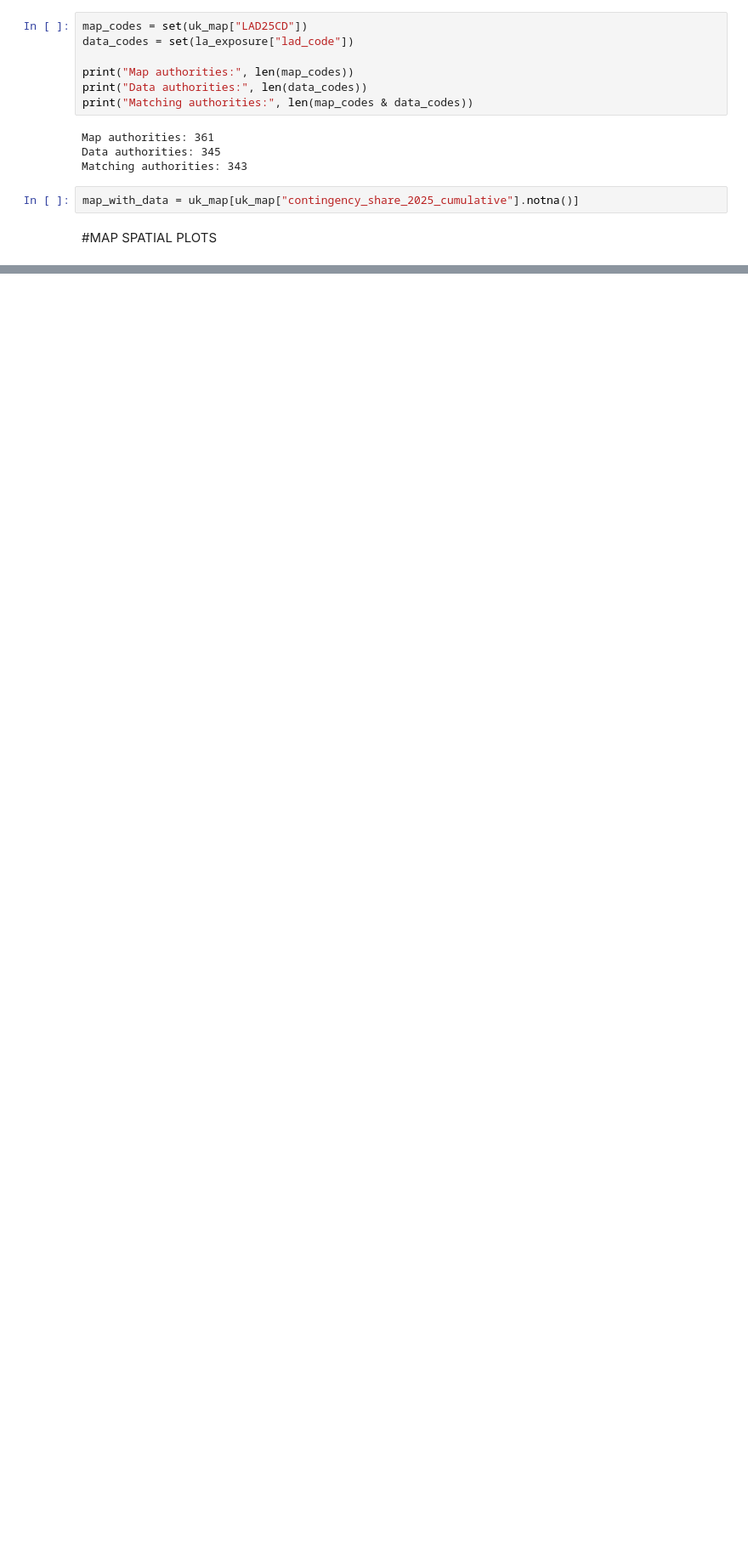
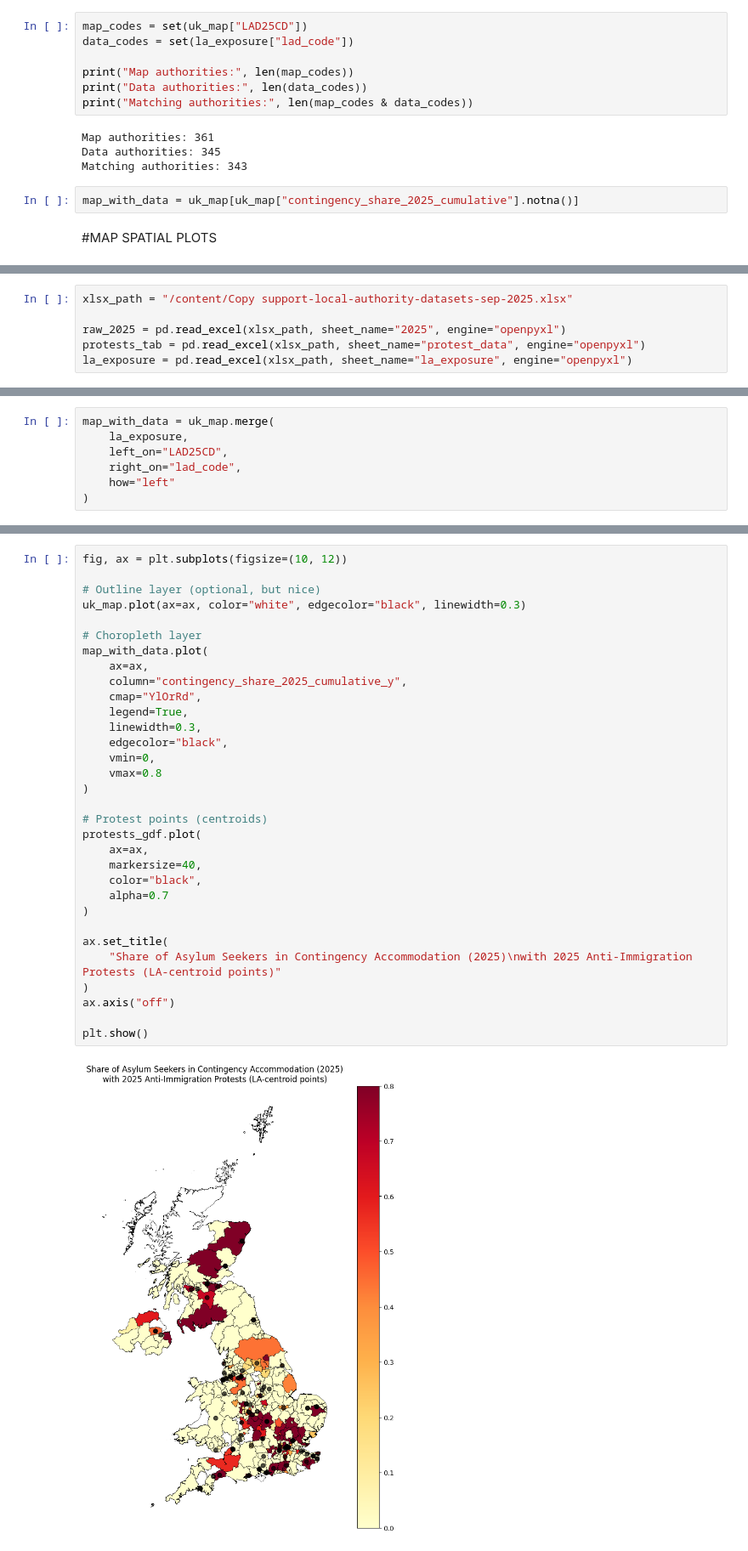
Before and after one commit to awenroberts/QM2-Project, a Jupyter notebook: 2awen_protests_visualisation_final.ipynb, the cells around one changed output, grey strips where cells are left out. Shown at 85% size. Saved outputs shown, nothing was run; the diff lists cells and outputs as text; blank space fills up the shorter version.

```diff
--- a/2awen_protests_visualisation_final.ipynb
+++ b/2awen_protests_visualisation_final.ipynb
@@ -474,0 +478,6 @@ plt.show()
+# %%
+xlsx_path = "/content/Copy support-local-authority-datasets-sep-2025.xlsx"
+
+raw_2025 = pd.read_excel(xlsx_path, sheet_name="2025", engine="openpyxl")
+protests_tab = pd.read_excel(xlsx_path, sheet_name="protest_data", engine="openpyxl")
+la_exposure = pd.read_excel(xlsx_path, sheet_name="la_exposure", engine="openpyxl")
@@ -474,0 +515,7 @@ plt.show()
+# %%
+map_with_data = uk_map.merge(
+    la_exposure,
+    left_on="LAD25CD",
+    right_on="lad_code",
+    how="left"
+)
@@ -474,0 +532,34 @@ plt.show()
+# %%
+fig, ax = plt.subplots(figsize=(10, 12))
+
+# Outline layer (optional, but nice)
+uk_map.plot(ax=ax, color="white", edgecolor="black", linewidth=0.3)
+
+# Choropleth layer
+map_with_data.plot(
+    ax=ax,
+    column="contingency_share_2025_cumulative_y",
+    cmap="YlOrRd",
+    legend=True,
+    linewidth=0.3,
+    edgecolor="black",
+    vmin=0,
+    vmax=0.8
+)
+
+# Protest points (centroids)
+protests_gdf.plot(
+    ax=ax,
+    markersize=40,
+    color="black",
+    alpha=0.7
+)
+
+ax.set_title(
+    "Share of Asylum Seekers in Contingency Accommodation (2025)\nwith 2025 Anti-Immigration Protests (LA-centroid points)"
+)
+ax.axis("off")
+
+plt.show()
+# %% [output]
+[figure, added]
```
Also changed, not shown: parts of 12 cells of this notebook.
